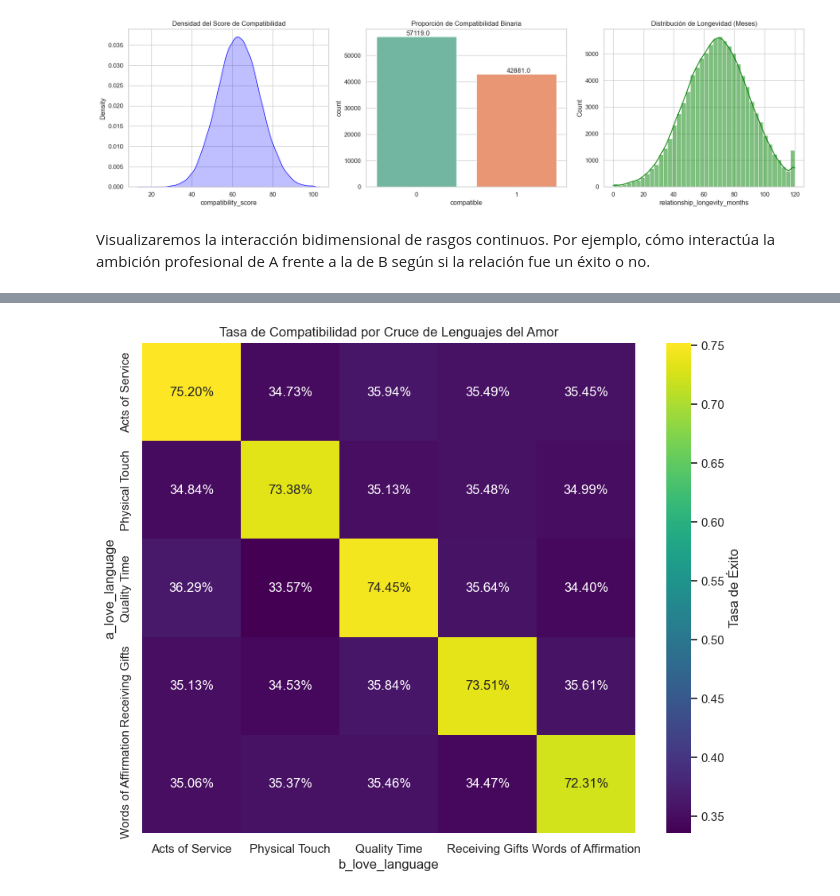
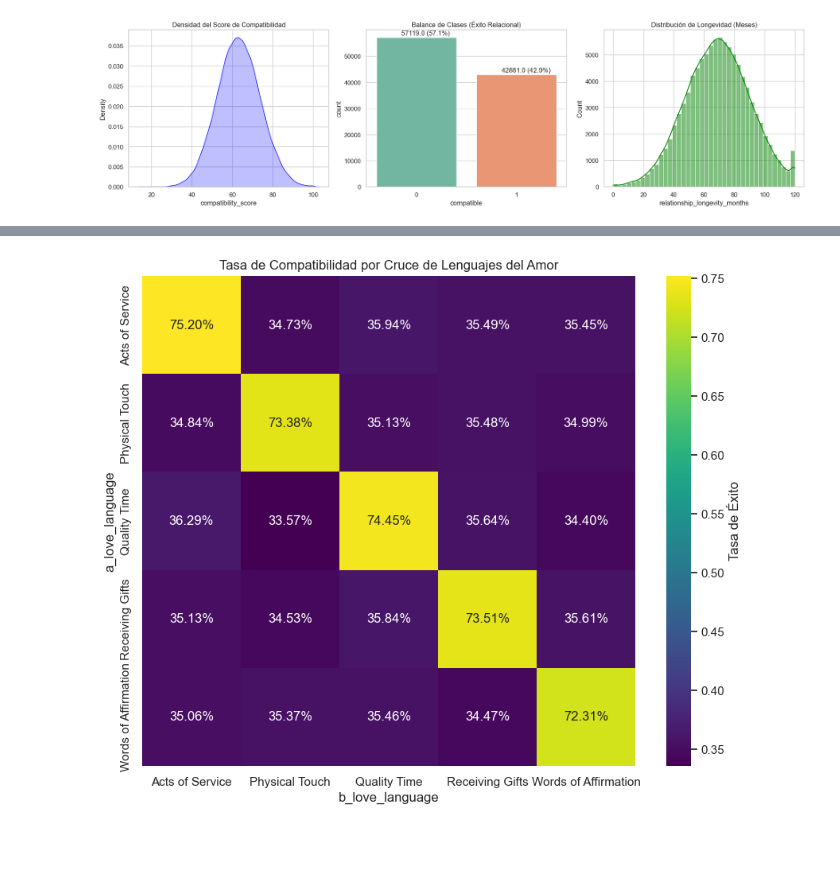
Before and after one commit to OscarDominguezOcana/DISIA-G5, a Jupyter notebook: [DISIA] - G5 - Hito 2.ipynb, the cells around one changed output, grey strips where cells are left out. Saved outputs shown, nothing was run; the diff lists cells and outputs as text; code cells hidden in the pictures; blank space fills up the shorter version.

```diff
--- a/[DISIA] - G5 - Hito 2.ipynb
+++ b/[DISIA] - G5 - Hito 2.ipynb
@@ -89,23 +94,22 @@ Antes de modelar, debemos entender cómo se distribuyen nuestras métricas de é
 # %%
 fig, axes = plt.subplots(1, 3, figsize=(18, 5))
 
 # 1. Distribución del Score
 sns.kdeplot(df['compatibility_score'], fill=True, ax=axes[0], color="blue")
 axes[0].set_title('Densidad del Score de Compatibilidad')
 
-# 2. Balance de Clases
+# 2. Sesgo en variable objetivo binaria
 sns.countplot(x='compatible', data=df, ax=axes[1], palette="Set2")
-axes[1].set_title('Proporción de Compatibilidad Binaria')
+axes[1].set_title('Balance de Clases (Éxito Relacional)')
 for p in axes[1].patches:
-    axes[1].annotate(f'{p.get_height()}', (p.get_x() + 0.3, p.get_height() + 500))
+    axes[1].annotate(f'{p.get_height()} ({(p.get_height()/len(df))*100:.1f}%)',
+                        (p.get_x() + 0.25, p.get_height() + 1000))
 
 # 3. Distribución de Longevidad
 sns.histplot(df['relationship_longevity_months'], bins=40, kde=True, ax=axes[2], color="green")
 axes[2].set_title('Distribución de Longevidad (Meses)')
 
 plt.tight_layout()
 plt.show()
 # %% [output]
-[figure, old version]
+[figure, new version]
-# %% [markdown]
-Visualizaremos la interacción bidimensional de rasgos continuos. Por ejemplo, cómo interactúa la ambición profesional de A frente a la de B según si la relación fue un éxito o no.
```
Also changed, not shown: parts of 39 cells of this notebook.
